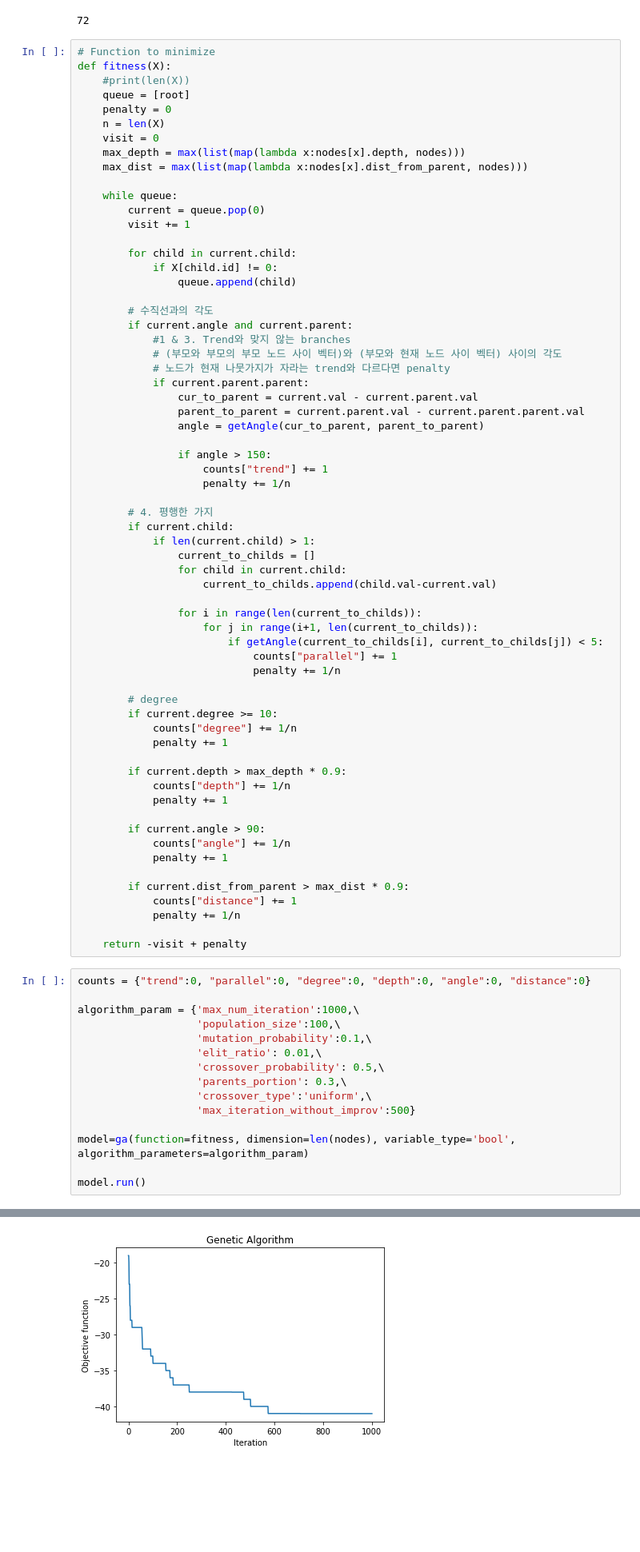
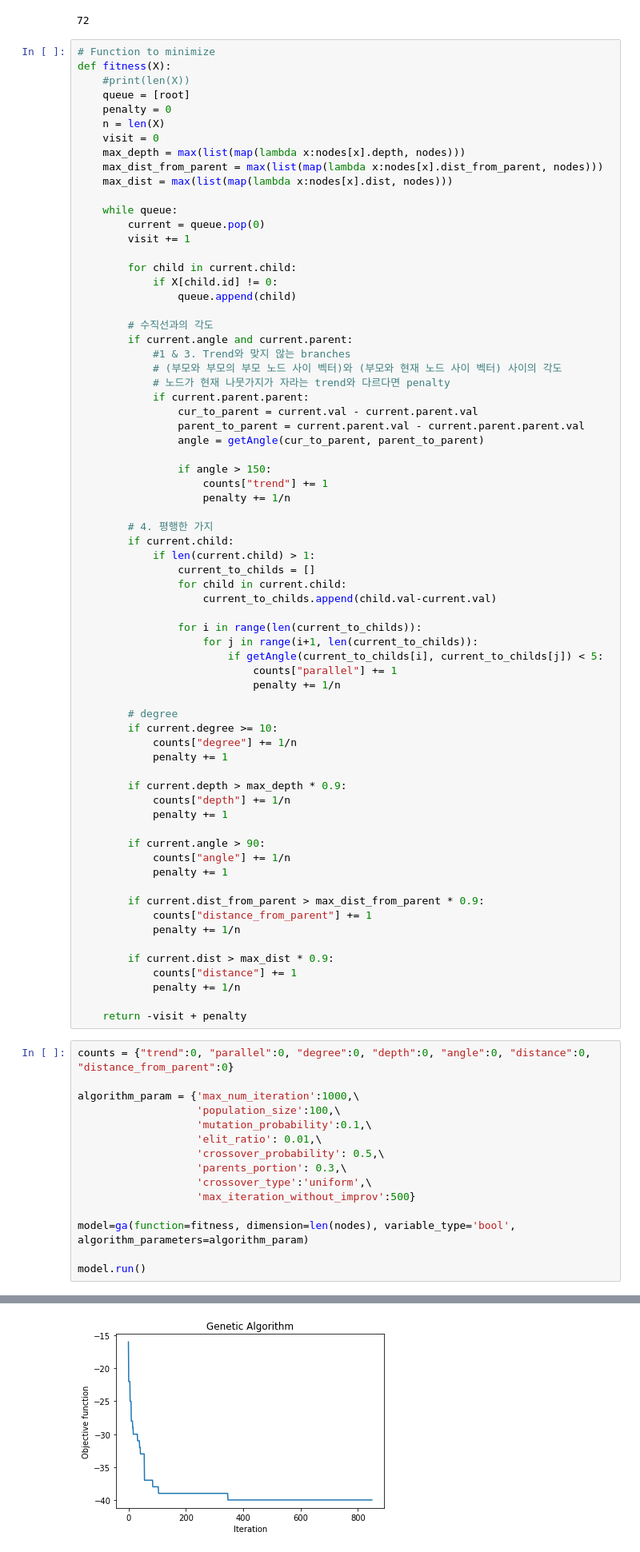
Before and after one commit to kgill9103/MLDLTreeProject, a Jupyter notebook: tree+tree_hard merged.ipynb, the cells around one changed output, grey strips where cells are left out. Shown: that part at 80% size. Cells and saved outputs as stored; diff of their text form; blank space fills up the shorter version.

Commit message:
update distance

```diff
--- a/tree+tree_hard merged.ipynb
+++ b/tree+tree_hard merged.ipynb
@@ -85,7 +85,8 @@ def fitness(X):
     n = len(X)
     visit = 0
     max_depth = max(list(map(lambda x:nodes[x].depth, nodes)))
-    max_dist = max(list(map(lambda x:nodes[x].dist_from_parent, nodes)))
+    max_dist_from_parent = max(list(map(lambda x:nodes[x].dist_from_parent, nodes)))
+    max_dist = max(list(map(lambda x:nodes[x].dist, nodes)))
 
     while queue:
         current = queue.pop(0)
@@ -135,13 +136,17 @@ def fitness(X):
             counts["angle"] += 1/n
             penalty += 1
 
-        if current.dist_from_parent > max_dist * 0.9:
+        if current.dist_from_parent > max_dist_from_parent * 0.9:
+            counts["distance_from_parent"] += 1
+            penalty += 1/n
+
+        if current.dist > max_dist * 0.9:
             counts["distance"] += 1
             penalty += 1/n
 
     return -visit + penalty
 # %%
-counts = {"trend":0, "parallel":0, "degree":0, "depth":0, "angle":0, "distance":0}
+counts = {"trend":0, "parallel":0, "degree":0, "depth":0, "angle":0, "distance":0, "distance_from_parent":0}
 
 algorithm_param = {'max_num_iteration':1000,\
                    'population_size':100,\
@@ -167 +172 @@ __________________________________________________ 0.3% GA is running...
-[figure, old version]
+[figure, new version]
```
Also changed, not shown: parts of 9 cells of this notebook.
